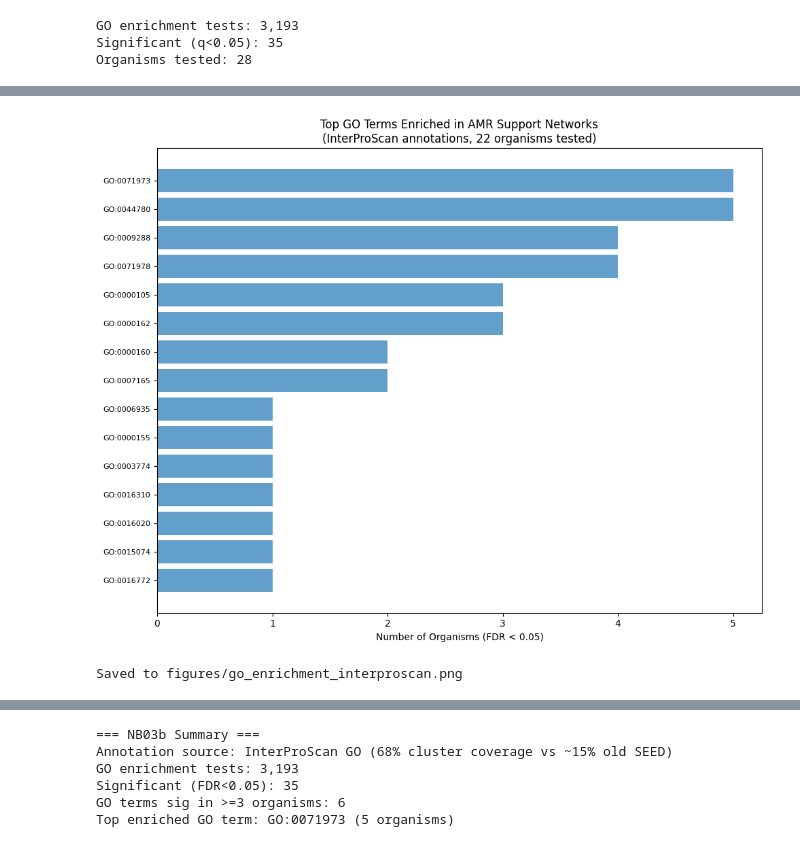
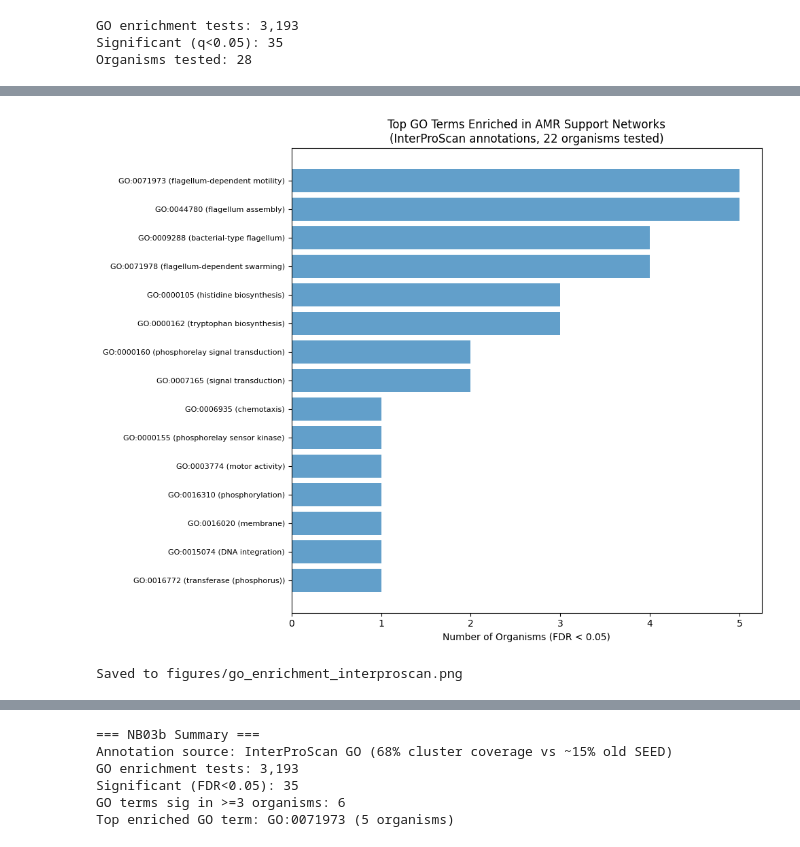
Before and after one commit to kbaseincubator/BERIL-research-observatory, a Jupyter notebook: projects/amr_cofitness_networks/notebooks/03b_enrichment_interproscan.ipynb, the cells around one changed output, grey strips where cells are left out. Drawn from its saved outputs; the diff is of its cells as text; code cells hidden in the pictures.

```diff
--- a/projects/amr_cofitness_networks/notebooks/03b_enrichment_interproscan.ipynb
+++ b/projects/amr_cofitness_networks/notebooks/03b_enrichment_interproscan.ipynb
@@ -325,26 +369,48 @@ enzymatic_inactivation        : 55 sig tests across 8/26 orgs
     GO:0044780: sig in 4 organisms
 # %%
 # Summary figure: top GO terms enriched in AMR support networks
+GO_DESCRIPTIONS = {
+    'GO:0071973': 'flagellum-dependent motility',
+    'GO:0044780': 'flagellum assembly',
+    'GO:0009288': 'bacterial-type flagellum',
+    'GO:0071978': 'flagellum-dependent swarming',
+    'GO:0000105': 'histidine biosynthesis',
+    'GO:0000162': 'tryptophan biosynthesis',
+    'GO:0000160': 'phosphorelay signal transduction',
+    'GO:0007165': 'signal transduction',
+    'GO:0006935': 'chemotaxis',
+    'GO:0000155': 'phosphorelay sensor kinase',
+    'GO:0003774': 'motor activity',
+    'GO:0016310': 'phosphorylation',
+    'GO:0016020': 'membrane',
+    'GO:0015074': 'DNA integration',
+    'GO:0016772': 'transferase (phosphorus)',
+    'GO:0055085': 'transmembrane transport',
+}
+
 if len(go_consistency) > 0:
     fig, ax = plt.subplots(figsize=(10, 8))
 
     top_go = go_consistency.head(20)
     y_pos = range(len(top_go))
 
+    # Use descriptions where available
+    labels = [f"{idx} ({GO_DESCRIPTIONS.get(idx, '?')})" for idx in top_go.index]
+
     ax.barh(y_pos, top_go['n_orgs_sig'], color='tab:blue', alpha=0.7)
     ax.set_yticks(list(y_pos))
-    ax.set_yticklabels(top_go.index, fontsize=8)
+    ax.set_yticklabels(labels, fontsize=8)
     ax.set_xlabel('Number of Organisms (FDR < 0.05)')
     ax.set_title(f'Top GO Terms Enriched in AMR Support Networks\n'
                  f'(InterProScan annotations, {n_orgs} organisms tested)')
     ax.invert_yaxis()
 
     plt.tight_layout()
     plt.savefig(os.path.join(FIGURES, 'go_enrichment_interproscan.png'), dpi=150, bbox_inches='tight')
     plt.show()
     print('Saved to figures/go_enrichment_interproscan.png')
 else:
     print('No significant GO enrichments to plot')
 # %% [output]
-[figure, old version]
+[figure, new version]
 Saved to figures/go_enrichment_interproscan.png
```
Also changed, not shown: parts of 2 cells of this notebook, 6 other files.
